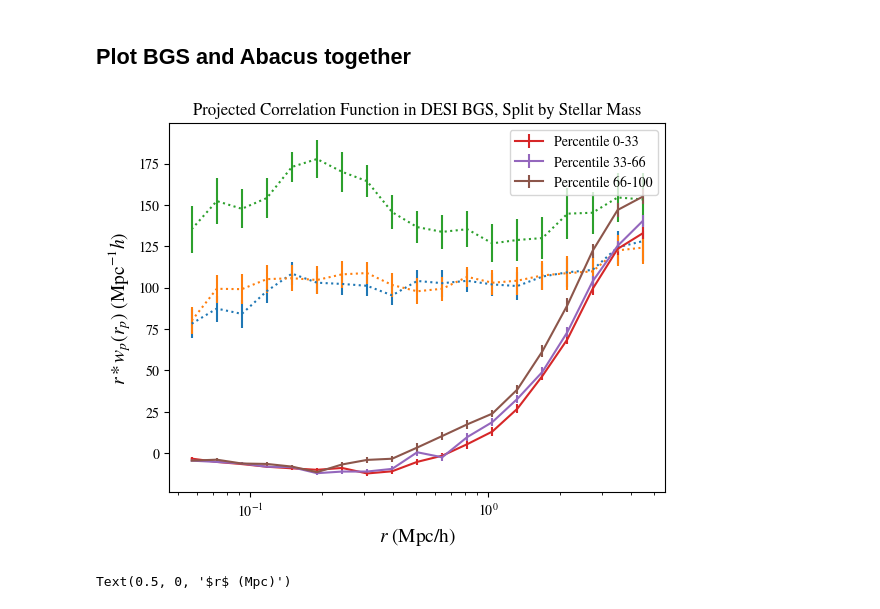
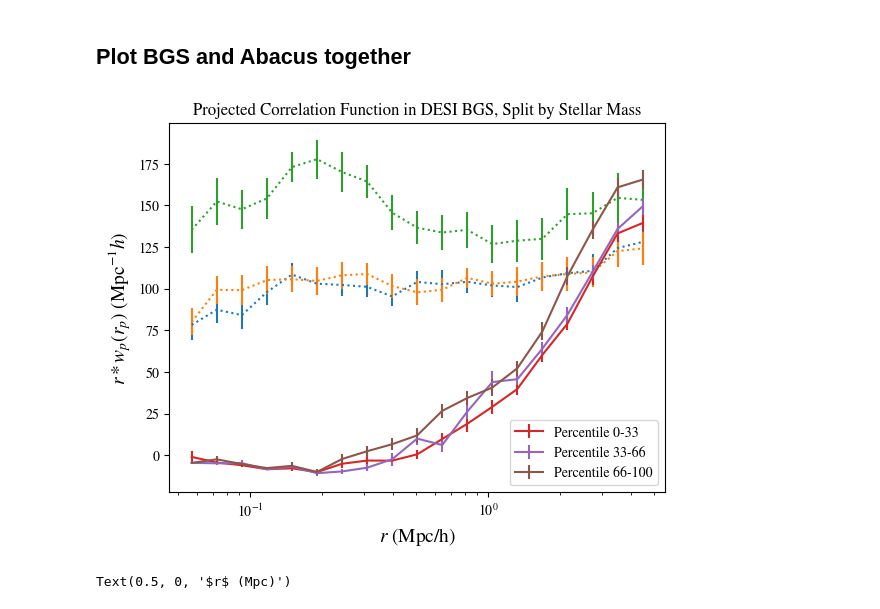
Before and after one commit to catherine-miller/bgsmaps, a Jupyter notebook: bgsclustering.ipynb, the cells around one changed output. Cells and saved outputs as stored; diff of their text form; code cells hidden in the pictures.

```diff
--- a/bgsclustering.ipynb
+++ b/bgsclustering.ipynb
@@ -315,7 +339,7 @@ D2masks_jack = quiltmasks_bgs
 D2masks_samples = R_masks
 stringnames = []
 for i in range(100):
-    stringnames.append("logMstar_noweight_quant"+str(i))
+    stringnames.append("logMstar_quant"+str(i))
 
 start = np.log10(0.05)
 stop = np.log10(5)
@@ -335,32 +359,32 @@ rancounts = tools.getJackknifeCounts(reftab, sampletab, refmasks_jack, samplemas
 # %%
 ranges = [[0,33],[33,66],[66,100]]
 names = ['Percentile 0-33','Percentile 33-66','Percentile 66-100']
 
 for j in range(len(ranges)):
     D1D2names = []
     for i in np.arange(ranges[j][0],ranges[j][1]):
         D1D2names.append("BGSxquantile_rockstar_multsplit_quant"+str(i))
     D1R1name = "BGSxquantile_rockstarxran"
     rcenters, DavisPeeblesEstimators, jackerror = tools.DavisPeebles2PCFJackknifeCoadd(D1D2names,D1R1name)
     plt.errorbar(rcenters,DavisPeeblesEstimators,yerr = jackerror,linestyle='dotted')
 
 
 for j in range(len(ranges)):
     D1D2names = []
     for i in np.arange(ranges[j][0],ranges[j][1]):
-        D1D2names.append("BGSxquantile_logMstar_noweight_quant"+str(i))
-    D1R1name = "BGSxquantile_BGSxran_noweight"
+        D1D2names.append("BGSxquantile_logMstar_quant"+str(i))
+    D1R1name = "BGSxquantile_BGSxran"
     rcenters, DavisPeeblesEstimators, jackerror = tools.DavisPeebles2PCFJackknifeCoadd(D1D2names,D1R1name)
     plt.errorbar(rcenters,DavisPeeblesEstimators,label=names[j],yerr = jackerror)
 
 #plt.xscale('log')#, yerr = jackerror)
 plt.ylabel(r"$r*w_p(r_p)$ (Mpc$^{-1}h$)")
 plt.xlabel("$r$ (Mpc/h)")
 plt.title("Projected Correlation Function in DESI BGS, Split by Stellar Mass")
 plt.legend()
 plt.xscale('log')
 # %% [output]
-[figure, old version]
+[figure, new version]
 # %%
 # %% [output]
 Text(0.5, 0, '$r$ (Mpc)')
```
Also changed, not shown: parts of 3 cells of this notebook.
